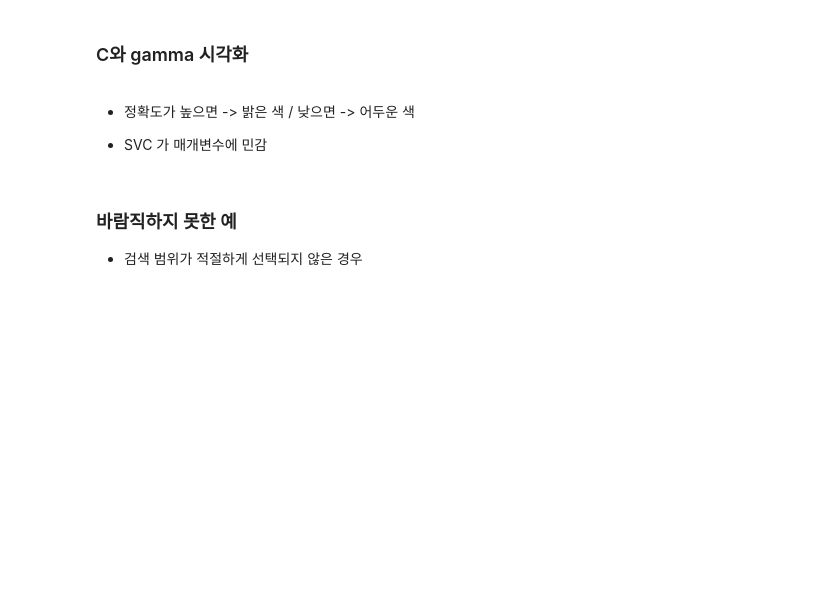
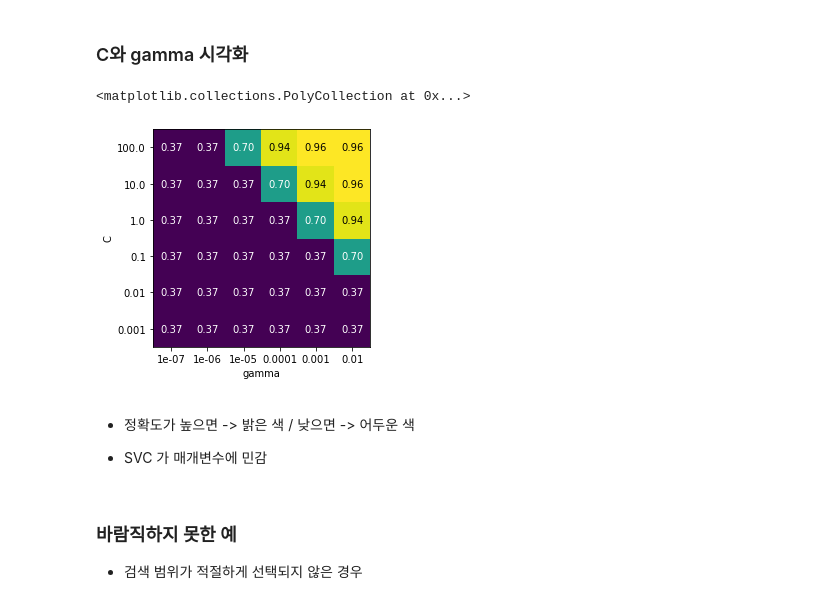
Before and after one commit to Lagom92/study-in-school, a Jupyter notebook: ML/0818_지도학습_모델평가_성능향상_노트1.ipynb, the cells around one changed output. Cells and saved outputs as stored; diff of their text form; code cells hidden in the pictures; blank space fills up the shorter version.

```diff
--- a/ML/0818_지도학습_모델평가_성능향상_노트1.ipynb
+++ b/ML/0818_지도학습_모델평가_성능향상_노트1.ipynb
@@ -528,3 +545,16 @@ import mglearn
+# %%
+import mglearn
+
+scores = np.array(results.mean_test_score).reshape(6, 6)
+
+# 교차 검증 평균 점수 히트맵 그래프
+mglearn.tools.heatmap(scores, xlabel='gamma', ylabel='C',
+                     xticklabels=param_grid['gamma'],
+                     yticklabels=param_grid['C'],
+                     cmap='viridis')
+# %% [output]
+<matplotlib.collections.PolyCollection at 0x...>
+[figure, added]
 # %% [markdown]
 - 정확도가 높으면 -> 밝은 색 / 낮으면 -> 어두운 색
 
```
Also changed, not shown: parts of 9 cells of this notebook.
